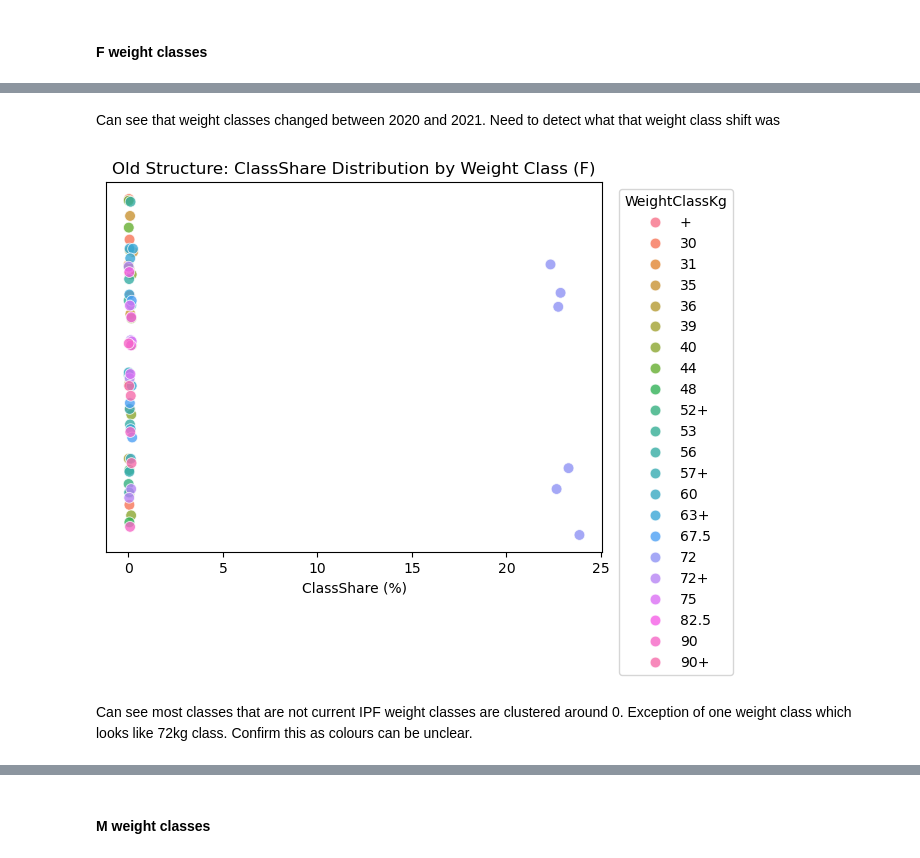
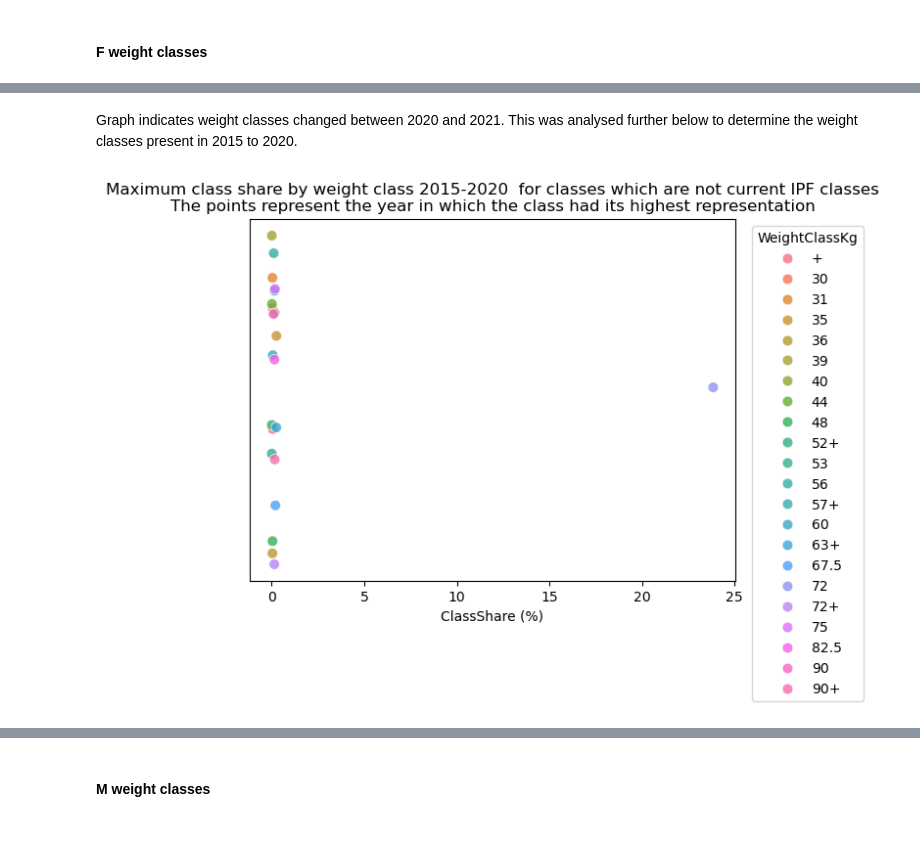
Before and after one commit to bnparris/powerlifting_analysis, a Jupyter notebook: notebooks/cleaning.ipynb, the cells around one changed output, grey strips where cells are left out. Drawn from its saved outputs; the diff is of its cells as text; code cells hidden in the pictures; blank space fills up the shorter version.

```diff
--- a/notebooks/cleaning.ipynb
+++ b/notebooks/cleaning.ipynb
@@ -14,4 +13,10 @@ import seaborn as sns
 df = pd.read_csv(config.DB_LOCATION)
 # %%
 #reduced dataframe
-#df = df[['Name', 'Sex', 'Division', 'BodyweightKg', 'WeightClassKg','Best3SquatKg', 'Best3BenchKg', 'Best3DeadliftKg', 'TotalKg', 'Date', 'Sanctioned', 'Equipment', 'Event', 'Squat1Kg', 'Squat2Kg', 'Squat3Kg', 'Bench1Kg', 'Bench2Kg', 'Bench3Kg', 'Deadlift1Kg', 'Deadlift2Kg', 'Deadlift3Kg']]
+red_df = df[['Name','Date','Sex', 'MeetName', 'Federation','Division', 'BodyweightKg', 'WeightClassKg',
+         'Best3SquatKg', 'Best3BenchKg', 'Best3DeadliftKg',
+         'Equipment', 'Event',
+         'Squat1Kg', 'Squat2Kg', 'Squat3Kg',
+         'Bench1Kg', 'Bench2Kg', 'Bench3Kg',
+         'Deadlift1Kg', 'Deadlift2Kg', 'Deadlift3Kg',
+        'TotalKg', 'Sanctioned']]
@@ -74,0 +58,15 @@ Also note that the 53kg and 43kg in the men's and women's categories respectivel
+# %%
+red_df.loc[:, 'Name'] = red_df['Name'].str.strip().str.lower()
+red_df = red_df.loc[red_df['Equipment'] == 'Raw']
+red_df['Date'] = pd.to_datetime(red_df['Date'] , format = '%Y-%m-%d')
+red_df['Year'] = red_df['Date'].dt.year
+red_df = red_df.dropna(axis = 'rows', subset = ['WeightClassKg'])
+red_df = red_df.loc[red_df['Sanctioned'] != 'No'].copy()
+
+# Given powerlifters compete only a few times per year, entries with the same
+# name, sex, event, date, total, and meet are likely to be duplicate records.
+# A subset of columns is used rather than all columns to capture duplicates
+# despite minor inconsistencies in other fields.
+red_df = red_df.drop_duplicates(['Name' ,'Sex', 'Event', 'Date', 'TotalKg', 'MeetName'])
+
+full_power = red_df[red_df['Event'] == 'SBD'].copy()
@@ -151,5 +126,5 @@ plt.show()
-# %% [markdown]
-Can see that weight classes changed between 2020 and 2021. Need to detect what that weight class shift was
+# %% [markdown]
+Graph indicates weight classes changed between 2020 and 2021. This was analysed further below to determine the weight classes present in 2015 to 2020.
 # %%
 old_struct_years = [2015, 2016, 2017, 2018, 2019, 2020]
 new_struct_years = [2021, 2022, 2023,2024, 2025]
@@ -165,28 +140,35 @@ f_class_participation['ClassShare'] = (f_class_participation['AnnualClassPartici
 # %%
 #looking at class participation in weight classes that are NOT the current classes
 old = f_class_participation.loc[f_class_participation['Year'].isin(old_struct_years)]
-#old = old.sort_values('ClassShare', ascending = False)
 old_copy = old.loc[~old["WeightClassKg"].isin(f_off_wr_totals.keys())].copy()
+
+
+# keep only the year with the maximum class share for each weight class
+old_copy = old_copy.loc[
+    old_copy.groupby("WeightClassKg")["ClassShare"].idxmax()
+].copy()
+
+
 rng = np.random.default_rng(42)
 old_copy["y_jitter"] = rng.uniform(-0.4, 0.4, size=len(old_copy))
 
 plt.figure()
 sns.scatterplot(
     data=old_copy,
     x="ClassShare",
     y="y_jitter",
     hue="WeightClassKg",
     alpha=0.8,
     s=60
 )
 
 plt.xlabel("ClassShare (%)")
 plt.yticks([])
 plt.ylabel("")
-plt.title("Old Structure: ClassShare Distribution by Weight Class (F)")
+plt.title("Maximum class share by weight class 2015-2020  for classes which are not current IPF classes\n"
+         "The points represent the year in which the class had its highest representation",
+ )
 plt.legend(title="WeightClassKg", bbox_to_anchor=(1.02, 1), loc="upper left")
 plt.show()
 # %% [output]
-[figure, old version]
+[figure, new version]
-# %% [markdown]
-Can see most classes that are not current IPF weight classes are clustered around 0. Exception of one weight class which looks like 72kg class. Confirm this as colours can be unclear.
```
Also changed, not shown: parts of 44 cells of this notebook.
